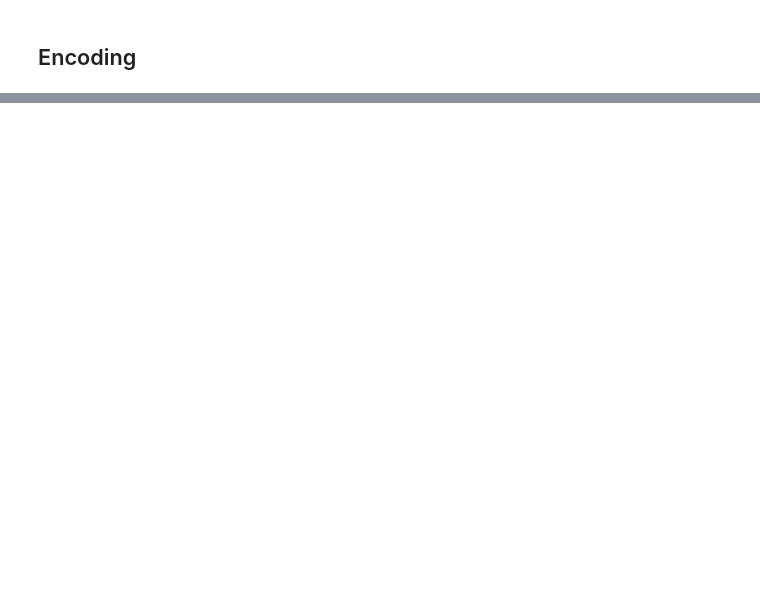
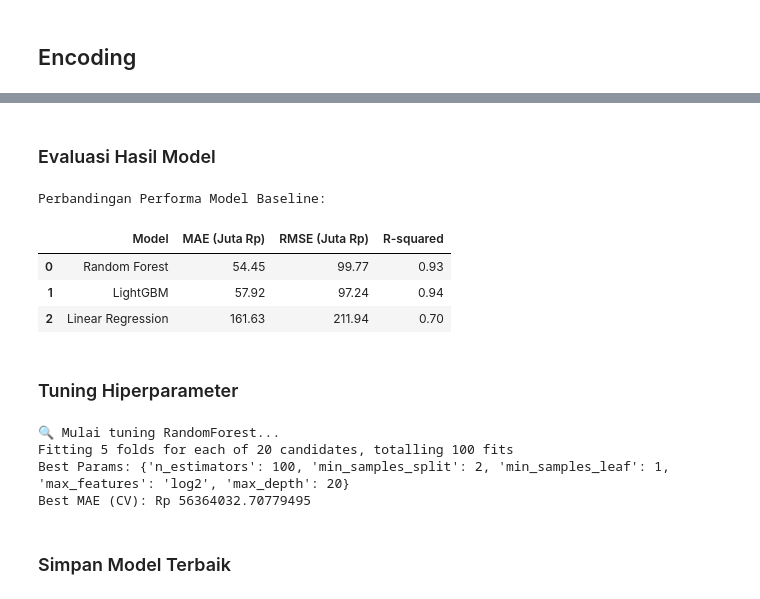
Before and after one commit to Mr-SyamaIdzar/Data-Science__Final-Project, a Jupyter notebook: app.ipynb, the cells around one changed output, grey strips where cells are left out. Saved outputs shown, nothing was run; the diff lists cells and outputs as text; code cells hidden in the pictures; blank space fills up the shorter version.

```diff
--- a/app.ipynb
+++ b/app.ipynb
@@ -570,0 +535,24 @@ df.to_csv("mobilbekas_jakarta_cleaned.csv", index=False)
+# %%
+# Sel 3 (GANTI): Mendefinisikan X dan y
+target = 'Harga_capped'
+
+# Ambil fitur numerik + kategorikal ASLI
+numerical_features = [
+    'Umur Mobil',
+    'Jarak Tempuh_capped',
+    'Engine CC_capped',
+    'Seat Capacity_capped'
+]
+
+categorical_features = [
+    'Fuel Type',
+    'Transmission',
+    'Merk',
+    'Model'
+]
+
+X = df[numerical_features + categorical_features]
+y = df[target]
+
+print("Bentuk X (fitur):", X.shape)
+print("Bentuk y (target):", y.shape)
@@ -570,0 +707,56 @@ df.to_csv("mobilbekas_jakarta_cleaned.csv", index=False)
+# %% [markdown]
+### Evaluasi Hasil Model
+# %%
+# Sel 8 (GANTI): Tampilkan Hasil Baseline
+
+# Simpan dataframe lengkap (dengan MAE_raw) untuk digunakan di Sel 10
+results_df = pd.DataFrame(results).sort_values(by='MAE (Juta Rp)', ascending=True)
+
+# Buat dataframe bersih hanya untuk ditampilkan
+results_df_display = results_df.drop(columns=['MAE_raw']).reset_index(drop=True)
+
+print("Perbandingan Performa Model Baseline:")
+display(results_df_display)
+# %% [output]
+Perbandingan Performa Model Baseline:
+|  | Model | MAE (Juta Rp) | RMSE (Juta Rp) | R-squared |
+| 0 | Random Forest | 54.45 | 99.77 | 0.93 |
+| 1 | LightGBM | 57.92 | 97.24 | 0.94 |
+| 2 | Linear Regression | 161.63 | 211.94 | 0.70 |
+# %% [markdown]
+### Tuning Hiperparameter
+# %%
+# ======================================
+# ✅ SEL 6: Hyperparameter Tuning (Random Forest)
+# ======================================
+
+param_dist = {
+    'n_estimators': [100, 200, 500],
+    'max_depth': [10, 20, 30, None],
+    'min_samples_split': [2, 5, 10],
+    'min_samples_leaf': [1, 2, 4],
+    'max_features': ['sqrt', 'log2', 1.0]
+}
+
+random_search = RandomizedSearchCV(
+    estimator=RandomForestRegressor(random_state=42, n_jobs=-1),
+    param_distributions=param_dist,
+    n_iter=20,
+    cv=5,
+    scoring='neg_mean_absolute_error',
+    verbose=1,
+    random_state=42,
+    n_jobs=-1
+)
+
+print("🔍 Mulai tuning RandomForest...")
+random_search.fit(X_train_scaled, y_train)
+print("Best Params:", random_search.best_params_)
+print("Best MAE (CV): Rp", -random_search.best_score_)
+# %% [output]
+🔍 Mulai tuning RandomForest...
+Fitting 5 folds for each of 20 candidates, totalling 100 fits
+Best Params: {'n_estimators': 100, 'min_samples_split': 2, 'min_samples_leaf': 1, 'max_features': 'log2', 'max_depth': 20}
+Best MAE (CV): Rp 56364032.70779495
+# %% [markdown]
+### Simpan Model Terbaik
```
Also changed, not shown: parts of 29 cells of this notebook, 9 other files.
